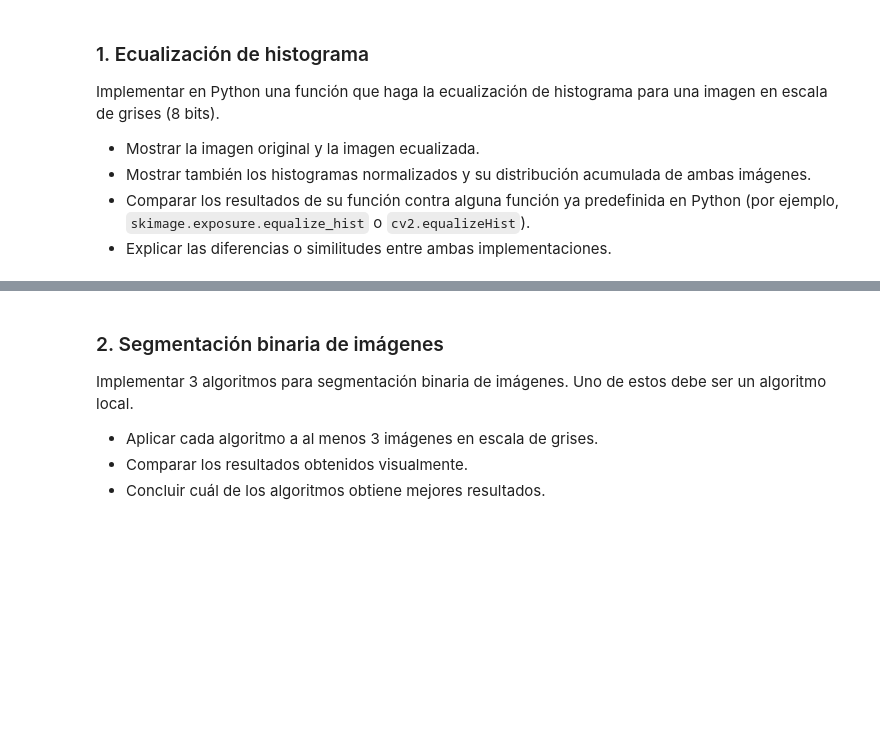
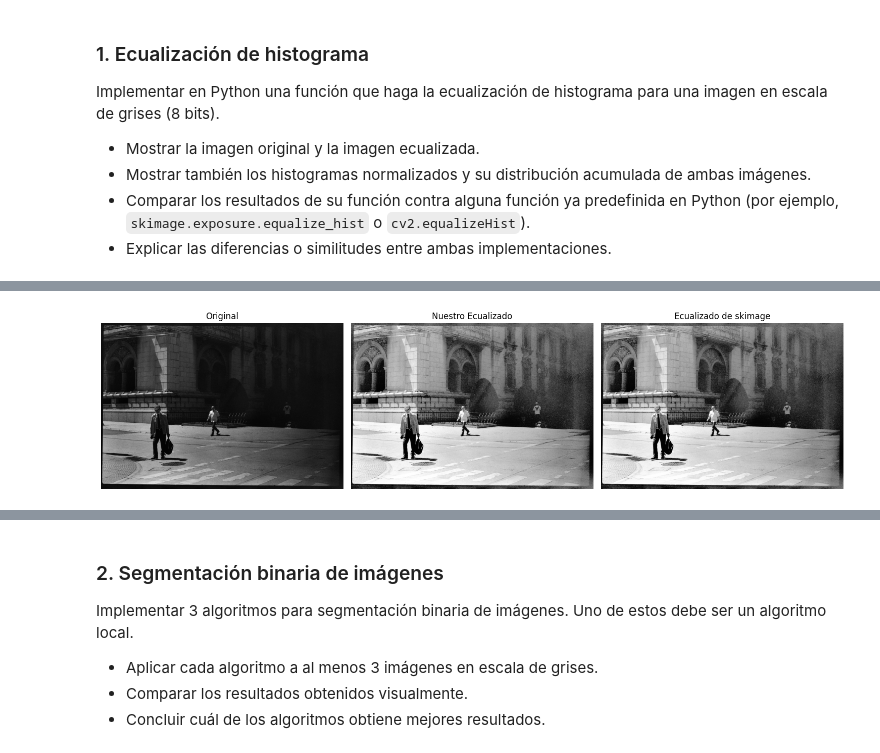
Before and after one commit to DiggsPapu/computer-vision-lab-1, a Jupyter notebook: Lab1.ipynb, the cells around one changed output, grey strips where cells are left out. Cells and saved outputs as stored; diff of their text form; code cells hidden in the pictures; blank space fills up the shorter version.

Commit message:
correccion del algorithmo de ecualización y comparacion con funcion de skimage

```diff
--- a/Lab1.ipynb
+++ b/Lab1.ipynb
@@ -39,28 +39,36 @@ def ecualizar(Im):
 
     # comando histograma de la foto
     f, b = np.histogram(Im, bins=256, range=(0, 255))
-
+    b = np.round(b).astype(np.uint8)
     # Normalizar
     fn = f / n
-    bn = b / 255.0
 
     # Calcular la función de distribución acumulativa (CDF)
-    fan = np.cumsum(fn)
-    fa = np.cumsum(fn)
-    be = [0]*256
+    Fn = np.cumsum(fn)
+
+    fe = np.zeros(256)
     #algorithmo de ecualisación
-    for i in range(256):
-       be[i] = fn[i]
+    be = np.round(Fn * 255).astype(np.uint8)
+    s = 0
+    mem = -1
+    j = 0
+    for i in be:
+        if mem != i:
+            s = Fn[i]
+            fe[i] = fn[j]
+            mem = i
 
-    be = np.round(fan * 255).astype(np.uint8)
-
+        j +=1
+    Fe = np.cumsum(fe)
     # Aplicar la transformación a la imagen
     I = Im.copy()
     for i in range(L):
         for j in range(C):
             I[i, j] = be[Im[i, j]]
-    v0 = (Im, b[:256],fn,fan)
-    v1 = (I,be,fn,fan)
+    v0 = (Im, b[:256],fn,Fn)
+    v1 = (I,b[:256],fe,Fe)
 
     return v0,v1  # Devolver la imagen ecualizada (I), la original (IM) con sus distribuciones. acumuladas
 oF, eF = ecualizar(riz)
+Ie = ski.exposure.equalize_hist(riz, nbins=256, mask=None)
+Ie = (Ie * 255).astype(np.uint8)
@@ -93,0 +75,4 @@ imHisto(eF[1],eF[3],'distribucion acumulada ecualisada')
+# %%
+ mostrar_imagenes(['Original', 'Nuestro Ecualizado', 'Ecualizado de skimage'],[oF[0], eF[0], Ie])
+# %% [output]
+[figure, added]
```
Also changed, not shown: parts of 4 cells of this notebook, 1 other file.
